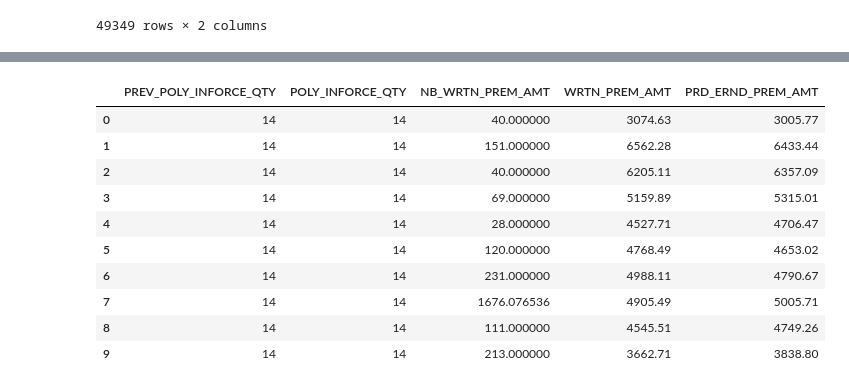
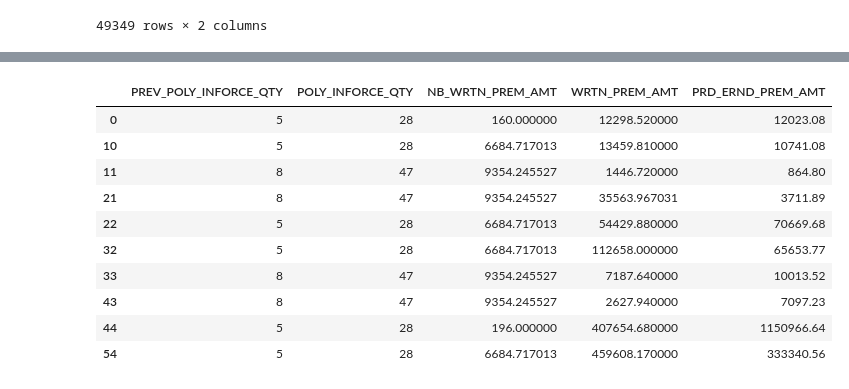
Before and after one commit to MKet/ADS3_Project, a Jupyter notebook: Proftaak cleaning.ipynb, the cells around one changed output, grey strips where cells are left out. Drawn from its saved outputs; the diff is of its cells as text; code cells hidden in the pictures.

Commit message:
Use df for all dataframe references

```diff
--- a/Proftaak cleaning.ipynb
+++ b/Proftaak cleaning.ipynb
@@ -53,16 +53,15 @@ df.replace(99999, 0, inplace=True)
 # %%
 #Get a list of all values needing to be recalculated per item
 recal = ["POLY_INFORCE_QTY", "NB_WRTN_PREM_AMT", "WRTN_PREM_AMT", "PRD_ERND_PREM_AMT", "PRD_INCRD_LOSSES_AMT"]
-df_incomplete = df[(df["MONTHS"] != 12)]
-df_filtered = df_incomplete
-for index, row in df_filtered.iterrows():
+df = df[(df["MONTHS"] != 12)]
+for index, row in df.iterrows():
     #Amount of months
     months = row["MONTHS"]
     for column in recal:
         newvalue = row[column] * (12 - months) #Value times amount of months missing
-        df_filtered.set_value(index, column, newvalue) #Set new row in dataset
+        df.set_value(index, column, newvalue) #Set new row in dataset
     row["MONTHS"] = 12 #Reset the months to be 12
-df_filtered[recal].head(5)
+df[recal].head(5)
 # %% [output]
 |  | POLY_INFORCE_QTY | NB_WRTN_PREM_AMT | WRTN_PREM_AMT | PRD_ERND_PREM_AMT | PRD_INCRD_LOSSES_AMT |
 | 0 | 0 | 160.0 | 12298.52 | 12023.08 | 0.00 |
@@ -84,12 +83,12 @@ df_incomplete[recal].head(5) #Get incomplete rows in the dataframe
 #RETENTION_RATIO = RETENTION_POLY_QTY / PREV_POLY_INFORCE_QTYDataFrame.drop
 #LOSS_RATIO = PRD_INCRD_LOSSES_AMT / WRTN_PREM_AMT
 
-for index, row in df_filtered.iterrows():
-    if (row["WRTN_PREM_AMT"] > 0) and (row["PRD_INCRD_LOSSES_AMT"] > 0):
-        df_filtered.set_value(index, "LOSS_RATIO", row["PRD_INCRD_LOSSES_AMT"] / row["WRTN_PREM_AMT"])
+for index, row in df.iterrows():
+    if (row["WRTN_PREM_AMT"] > 0) & (row["PRD_INCRD_LOSSES_AMT"] > 0):
+        df.set_value(index, "LOSS_RATIO", row["PRD_INCRD_LOSSES_AMT"] / row["WRTN_PREM_AMT"])
     else:
-        df_filtered.set_value(index, "LOSS_RATIO", 0)
+        df.set_value(index, "LOSS_RATIO", 0)
 
-df['LOSS_RATIO'] = df_filtered['LOSS_RATIO'].replace(99998, 0)
-df['LOSS_RATIO'] = df_filtered['LOSS_RATIO'].replace(99997, 0)
+df['LOSS_RATIO'] = df['LOSS_RATIO'].replace(99998, 0)
+df['LOSS_RATIO'] = df['LOSS_RATIO'].replace(99997, 0)
 # %%
@@ -177,37 +176,36 @@ df.head(50)
 50 rows × 48 columns
 # %%
-df_average = df
 average = ["PREV_POLY_INFORCE_QTY","POLY_INFORCE_QTY", "NB_WRTN_PREM_AMT", "WRTN_PREM_AMT", "PRD_ERND_PREM_AMT"]
 
-states = df_average.STATE_ABBR.unique()
-prod_line = df_average.PROD_LINE.unique()
+states = df.STATE_ABBR.unique()
+prod_line = df.PROD_LINE.unique()
 
 state_dict = {}
 for state in states:
     for line in prod_line:
-        state_mean = df_average[(df_average["STATE_ABBR"] == state) & (df_average["PROD_LINE"] == line)].mean()
+        state_mean = df[(df["STATE_ABBR"] == state) & (df["PROD_LINE"] == line)].mean()
         state_dict[(state, line)] = state_mean
 # %%
-for index, row in df_average.iterrows():
+for index, row in df.iterrows():
     for col in average:
         if(row[col] == 0):
             try:
                 newvalue = state_dict[(row["STATE_ABBR"], row["PROD_LINE"])]
             except(ValueError): #No average can be found since its all 0
                 newvalue = 0
-            df_average.set_value(index, col, newvalue[col])
+            df.set_value(index, col, newvalue[col])
 # %%
-df_average[average].head(10)
+df[average].head(10)
 # %% [output]
 |  | PREV_POLY_INFORCE_QTY | POLY_INFORCE_QTY | NB_WRTN_PREM_AMT | WRTN_PREM_AMT | PRD_ERND_PREM_AMT |
-| 0 | 14 | 14 | 40.000000 | 3074.63 | 3005.77 |
-| 1 | 14 | 14 | 151.000000 | 6562.28 | 6433.44 |
-| 2 | 14 | 14 | 40.000000 | 6205.11 | 6357.09 |
-| 3 | 14 | 14 | 69.000000 | 5159.89 | 5315.01 |
-| 4 | 14 | 14 | 28.000000 | 4527.71 | 4706.47 |
-| 5 | 14 | 14 | 120.000000 | 4768.49 | 4653.02 |
-| 6 | 14 | 14 | 231.000000 | 4988.11 | 4790.67 |
-| 7 | 14 | 14 | 1676.076536 | 4905.49 | 5005.71 |
-| 8 | 14 | 14 | 111.000000 | 4545.51 | 4749.26 |
-| 9 | 14 | 14 | 213.000000 | 3662.71 | 3838.80 |
+| 0 | 5 | 28 | 160.000000 | 12298.520000 | 12023.08 |
+| 10 | 5 | 28 | 6684.717013 | 13459.810000 | 10741.08 |
+| 11 | 8 | 47 | 9354.245527 | 1446.720000 | 864.80 |
+| 21 | 8 | 47 | 9354.245527 | 35563.967031 | 3711.89 |
+| 22 | 5 | 28 | 6684.717013 | 54429.880000 | 70669.68 |
+| 32 | 5 | 28 | 6684.717013 | 112658.000000 | 65653.77 |
+| 33 | 8 | 47 | 9354.245527 | 7187.640000 | 10013.52 |
+| 43 | 8 | 47 | 9354.245527 | 2627.940000 | 7097.23 |
+| 44 | 5 | 28 | 196.000000 | 407654.680000 | 1150966.64 |
+| 54 | 5 | 28 | 6684.717013 | 459608.170000 | 333340.56 |
 # %%
```
Also changed, not shown: parts of 6 cells of this notebook.
